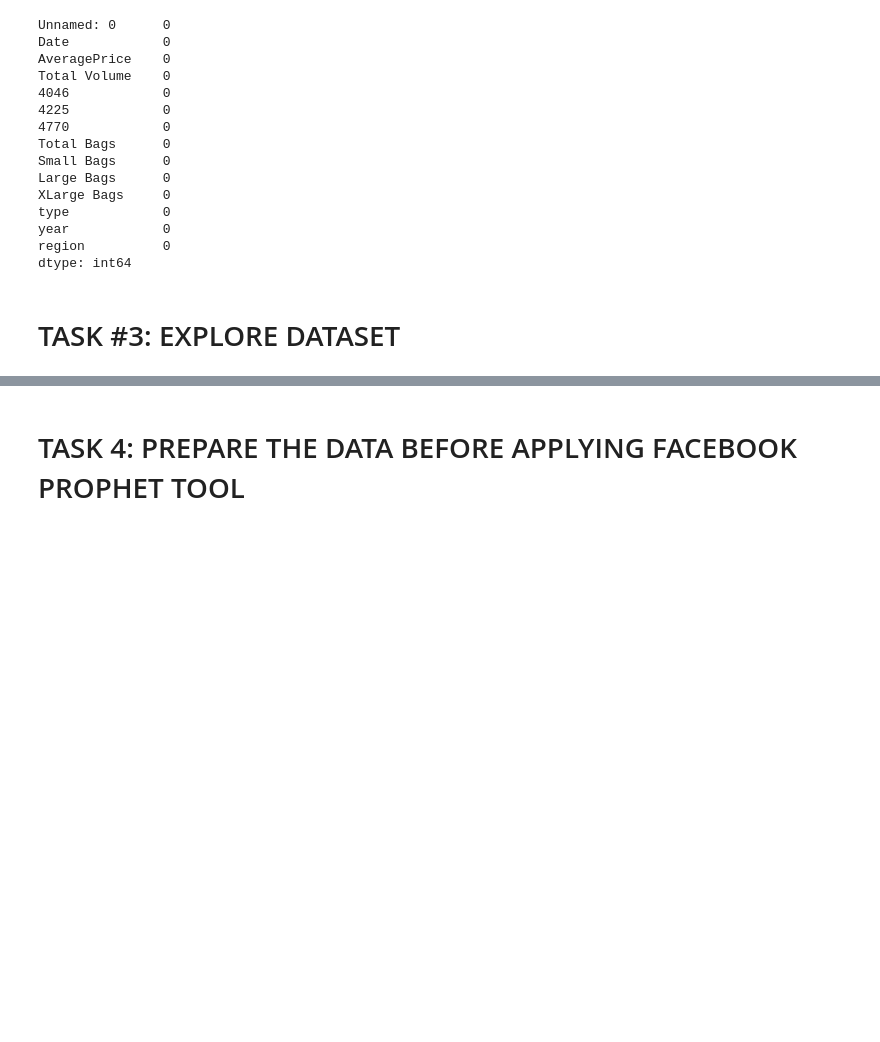
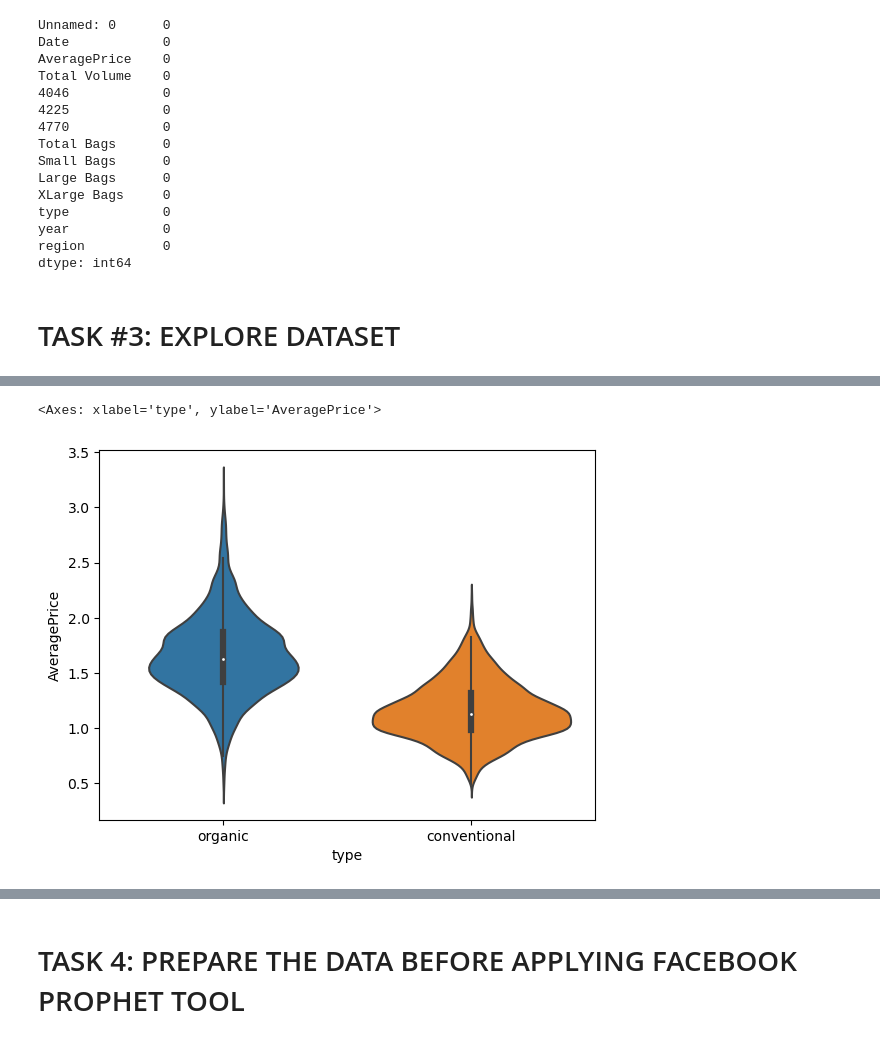
Before and after one commit to carlonicolo/futureProductPrice, a Jupyter notebook: Predict Future Prices Using Facebook Prophet.ipynb, the cells around one changed output, grey strips where cells are left out. Saved outputs shown, nothing was run; the diff lists cells and outputs as text; code cells hidden in the pictures; blank space fills up the shorter version.

```diff
--- a/Predict Future Prices Using Facebook Prophet.ipynb
+++ b/Predict Future Prices Using Facebook Prophet.ipynb
@@ -121,5 +143,9 @@ dtype: int64
 # %%
 # Plot a violin plot of the average price vs. avocado type
+sns.violinplot(y='AveragePrice', x='type', data = avocado_df)
+# %% [output]
+<Axes: xlabel='type', ylabel='AveragePrice'>
+[figure, added]
 # %%
 # Bar Chart to indicate the number of regions
 
```
Also changed, not shown: parts of 8 cells of this notebook.
